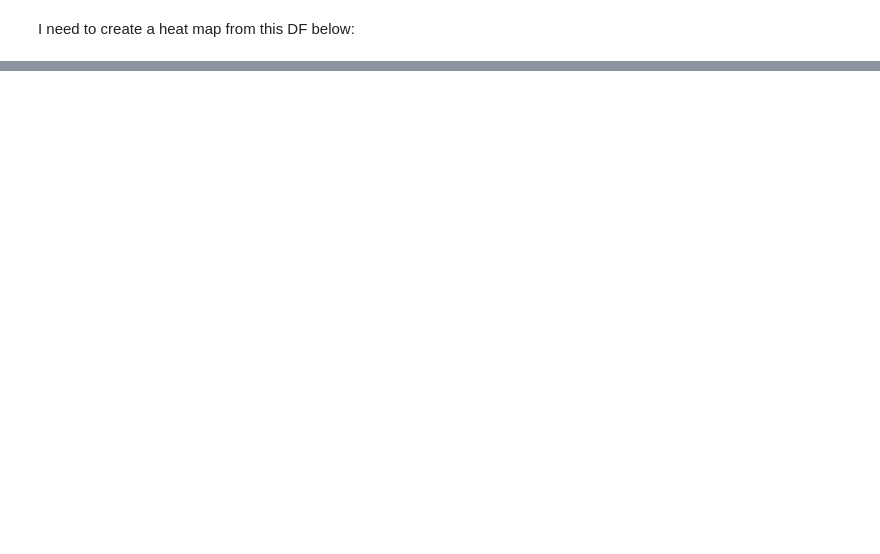
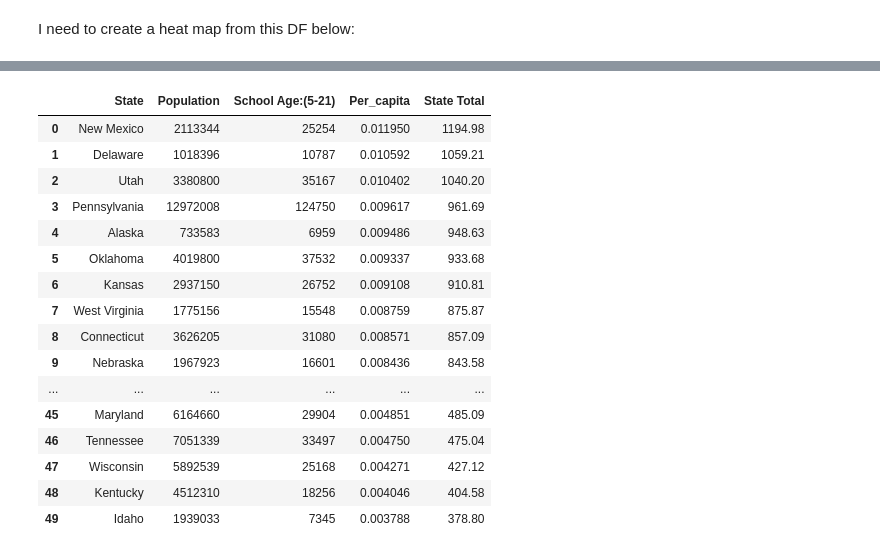
Before and after one commit to Lyduska/Better_Health, a Jupyter notebook: notebook/Better_health.ipynb, the cells around one changed output, grey strips where cells are left out. Cells and saved outputs as stored; diff of their text form; code cells hidden in the pictures; blank space fills up the shorter version.

```diff
--- a/notebook/Better_health.ipynb
+++ b/notebook/Better_health.ipynb
@@ -2169,0 +3154,20 @@ plt.ticklabel_format(style='plain', axis='y')
+# %%
+combined_pd_kids
+# %% [output]
+|  | State | Population | School Age:(5-21) | Per_capita | State Total |
+| 0 | New Mexico | 2113344 | 25254 | 0.011950 | 1194.98 |
+| 1 | Delaware | 1018396 | 10787 | 0.010592 | 1059.21 |
+| 2 | Utah | 3380800 | 35167 | 0.010402 | 1040.20 |
+| 3 | Pennsylvania | 12972008 | 124750 | 0.009617 | 961.69 |
+| 4 | Alaska | 733583 | 6959 | 0.009486 | 948.63 |
+| 5 | Oklahoma | 4019800 | 37532 | 0.009337 | 933.68 |
+| 6 | Kansas | 2937150 | 26752 | 0.009108 | 910.81 |
+| 7 | West Virginia | 1775156 | 15548 | 0.008759 | 875.87 |
+| 8 | Connecticut | 3626205 | 31080 | 0.008571 | 857.09 |
+| 9 | Nebraska | 1967923 | 16601 | 0.008436 | 843.58 |
+| ... | ... | ... | ... | ... | ... |
+| 45 | Maryland | 6164660 | 29904 | 0.004851 | 485.09 |
+| 46 | Tennessee | 7051339 | 33497 | 0.004750 | 475.04 |
+| 47 | Wisconsin | 5892539 | 25168 | 0.004271 | 427.12 |
+| 48 | Kentucky | 4512310 | 18256 | 0.004046 | 404.58 |
+| 49 | Idaho | 1939033 | 7345 | 0.003788 | 378.80 |
```
Also changed, not shown: parts of 107 cells of this notebook, 2 other files.
